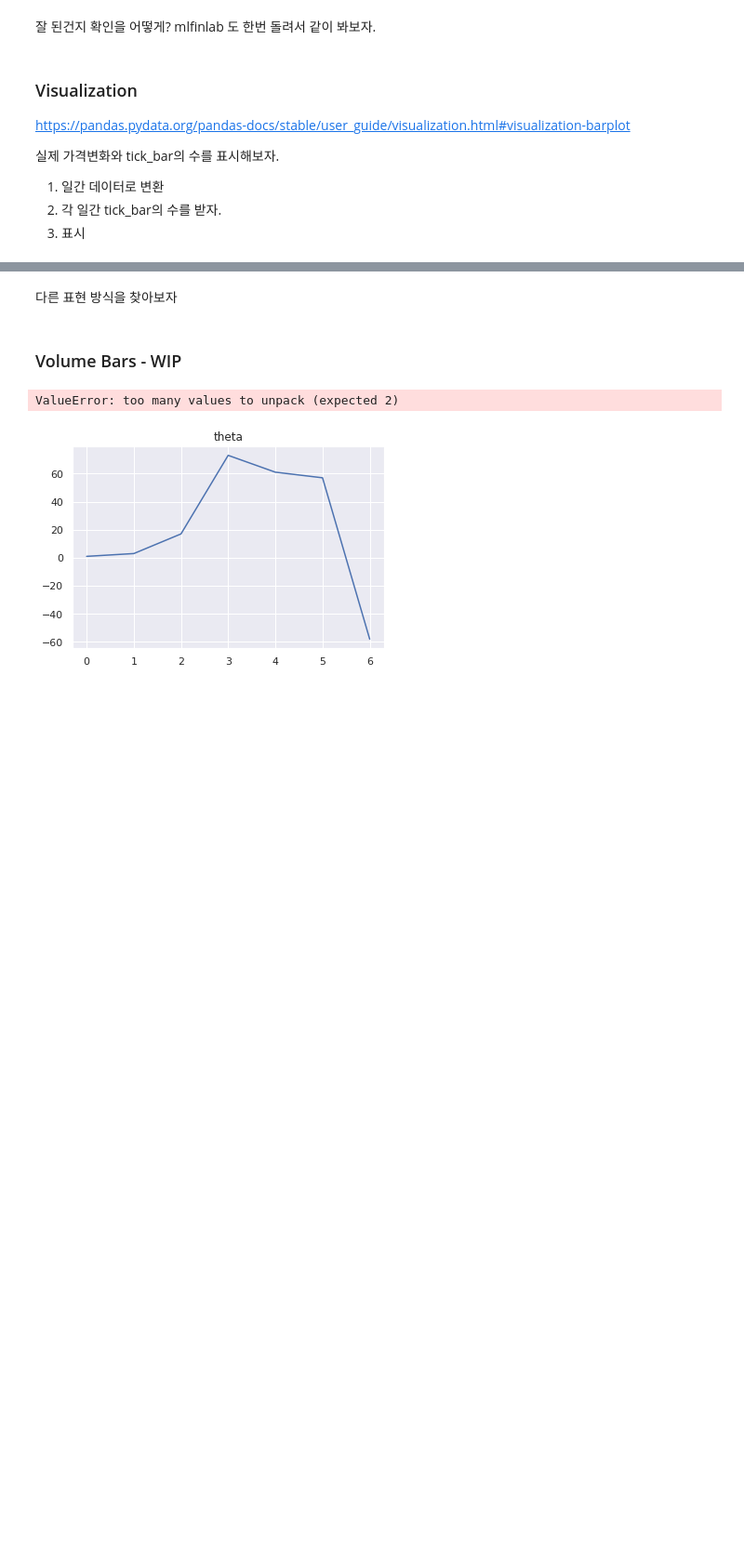
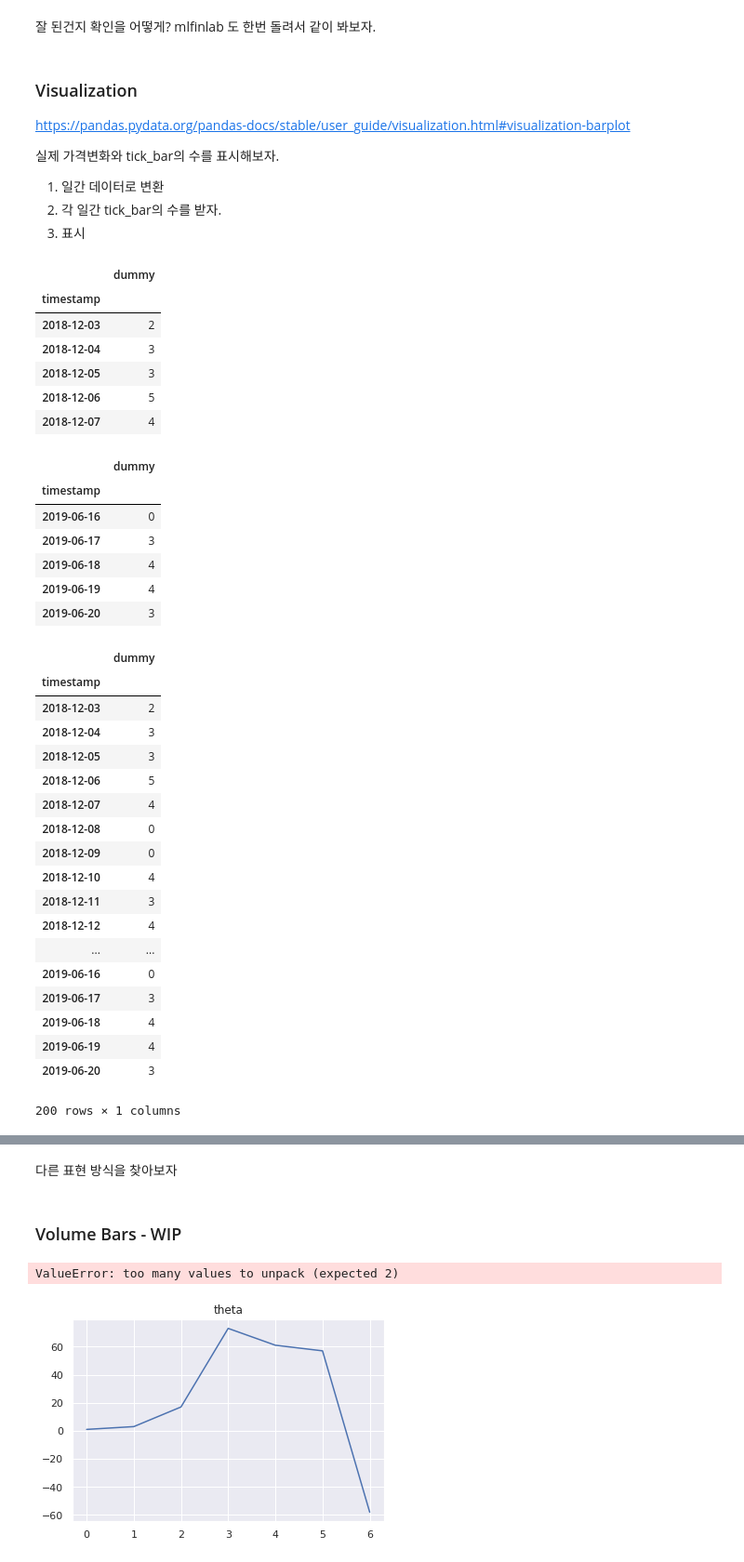
Before and after one commit to kooBH/FinanceServer, a Jupyter notebook: DE_PRADO/ch2.ipynb, the cells around one changed output, grey strips where cells are left out. Shown at 93% size. Drawn from its saved outputs; the diff is of its cells as text; code cells hidden in the pictures; blank space fills up the shorter version.

```diff
--- a/DE_PRADO/ch2.ipynb
+++ b/DE_PRADO/ch2.ipynb
@@ -481,21 +486,56 @@ https://pandas.pydata.org/pandas-docs/stable/user_guide/visualization.html#visua
 # %%
 tick['dummy'] = 1
 logic_tick = {
     'dummy'  : 'sum'
     }
 tick_temp = tick.resample ('D' ).apply(logic_tick)
 
 logic = {
     'close'  : 'last',
     }
 
 data_day = data.resample('D').apply(logic)
 data_day = data_day.dropna()
 #display(data_day.head())
 #display(data_day.tail())
 
-#display(tick_temp.head())
-#display(tick_temp.tail())
+display(tick_temp.head())
+display(tick_temp.tail())
+display(tick_temp)
+# %% [output]
+|  | dummy |
+| timestamp |  |
+| 2018-12-03 | 2 |
+| 2018-12-04 | 3 |
+| 2018-12-05 | 3 |
+| 2018-12-06 | 5 |
+| 2018-12-07 | 4 |
+|  | dummy |
+| timestamp |  |
+| 2019-06-16 | 0 |
+| 2019-06-17 | 3 |
+| 2019-06-18 | 4 |
+| 2019-06-19 | 4 |
+| 2019-06-20 | 3 |
+|  | dummy |
+| timestamp |  |
+| 2018-12-03 | 2 |
+| 2018-12-04 | 3 |
+| 2018-12-05 | 3 |
+| 2018-12-06 | 5 |
+| 2018-12-07 | 4 |
+| 2018-12-08 | 0 |
+| 2018-12-09 | 0 |
+| 2018-12-10 | 4 |
+| 2018-12-11 | 3 |
+| 2018-12-12 | 4 |
+| ... | ... |
+| 2019-06-16 | 0 |
+| 2019-06-17 | 3 |
+| 2019-06-18 | 4 |
+| 2019-06-19 | 4 |
+| 2019-06-20 | 3 |
+200 rows × 1 columns
 # %%
 # https://fraserlab.com/2014/08/20/Figures-with-Python/
 
```
Also changed, not shown: parts of 7 cells of this notebook.
